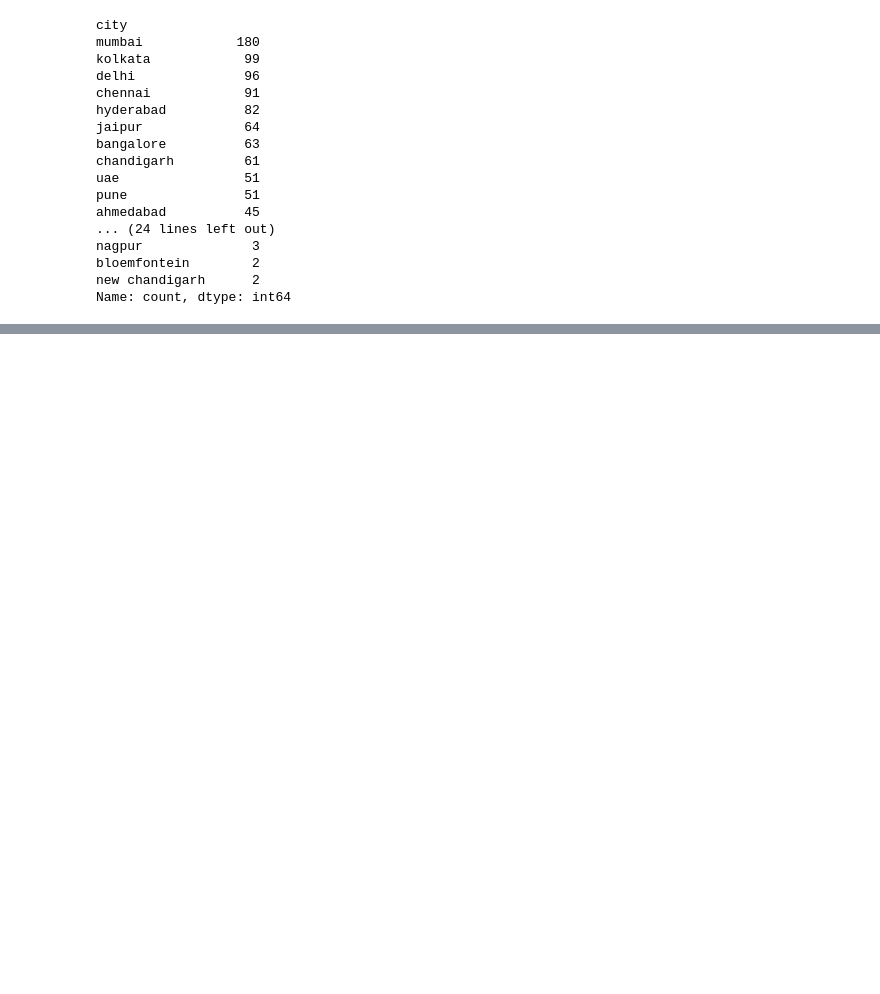
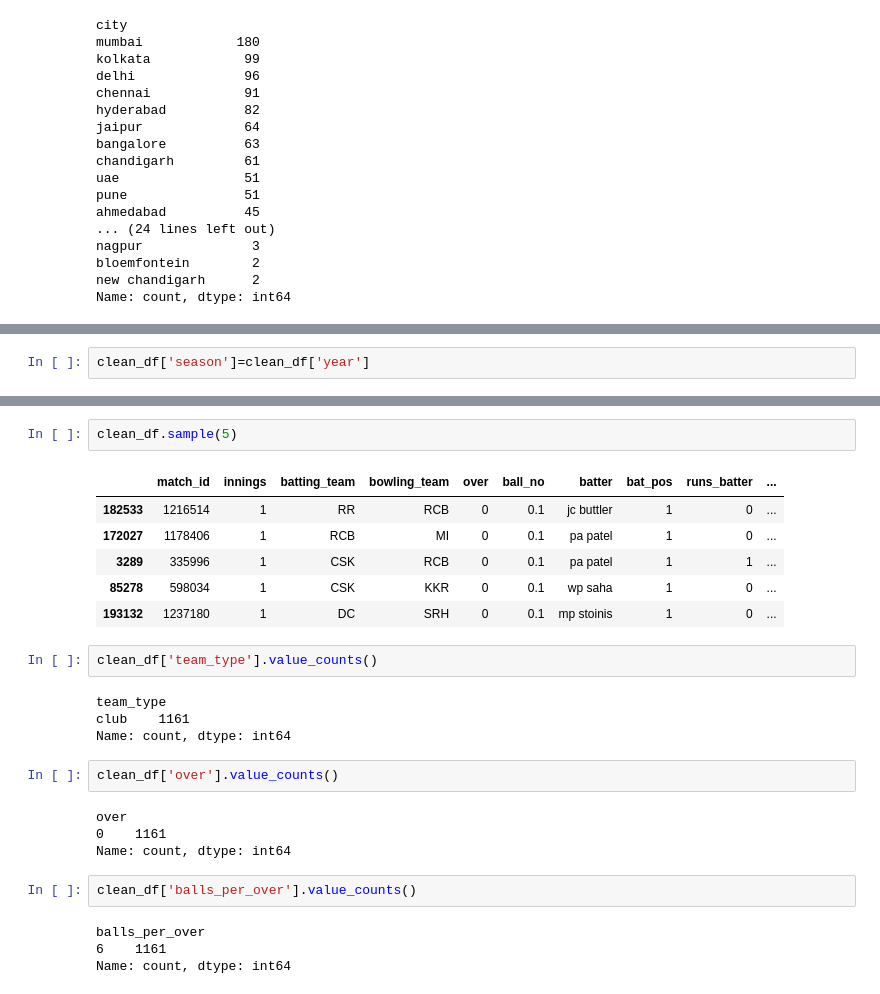
Before and after one commit to karansingh-chauhan/IPL-DATA-ANALYSIS, a Jupyter notebook: main.ipynb, the cells around one changed output, grey strips where cells are left out. Cells and saved outputs as stored; diff of their text form; blank space fills up the shorter version.

```diff
--- a/main.ipynb
+++ b/main.ipynb
@@ -1486,0 +1543,2 @@ Name: count, dtype: int64
+# %%
+clean_df['season']=clean_df['year']
@@ -1486,0 +1568,27 @@ Name: count, dtype: int64
+# %%
+clean_df.sample(5)
+# %% [output]
+|  | match_id | innings | batting_team | bowling_team | over | ball_no | batter | bat_pos | runs_batter | ... |
+| 182533 | 1216514 | 1 | RR | RCB | 0 | 0.1 | jc buttler | 1 | 0 | ... |
+| 172027 | 1178406 | 1 | RCB | MI | 0 | 0.1 | pa patel | 1 | 0 | ... |
+| 3289 | 335996 | 1 | CSK | RCB | 0 | 0.1 | pa patel | 1 | 1 | ... |
+| 85278 | 598034 | 1 | CSK | KKR | 0 | 0.1 | wp saha | 1 | 0 | ... |
+| 193132 | 1237180 | 1 | DC | SRH | 0 | 0.1 | mp stoinis | 1 | 0 | ... |
+# %%
+clean_df['team_type'].value_counts()
+# %% [output]
+team_type
+club    1161
+Name: count, dtype: int64
+# %%
+clean_df['over'].value_counts()
+# %% [output]
+over
+0    1161
+Name: count, dtype: int64
+# %%
+clean_df['balls_per_over'].value_counts()
+# %% [output]
+balls_per_over
+6    1161
+Name: count, dtype: int64
```
Also changed, not shown: parts of 9 cells of this notebook.
